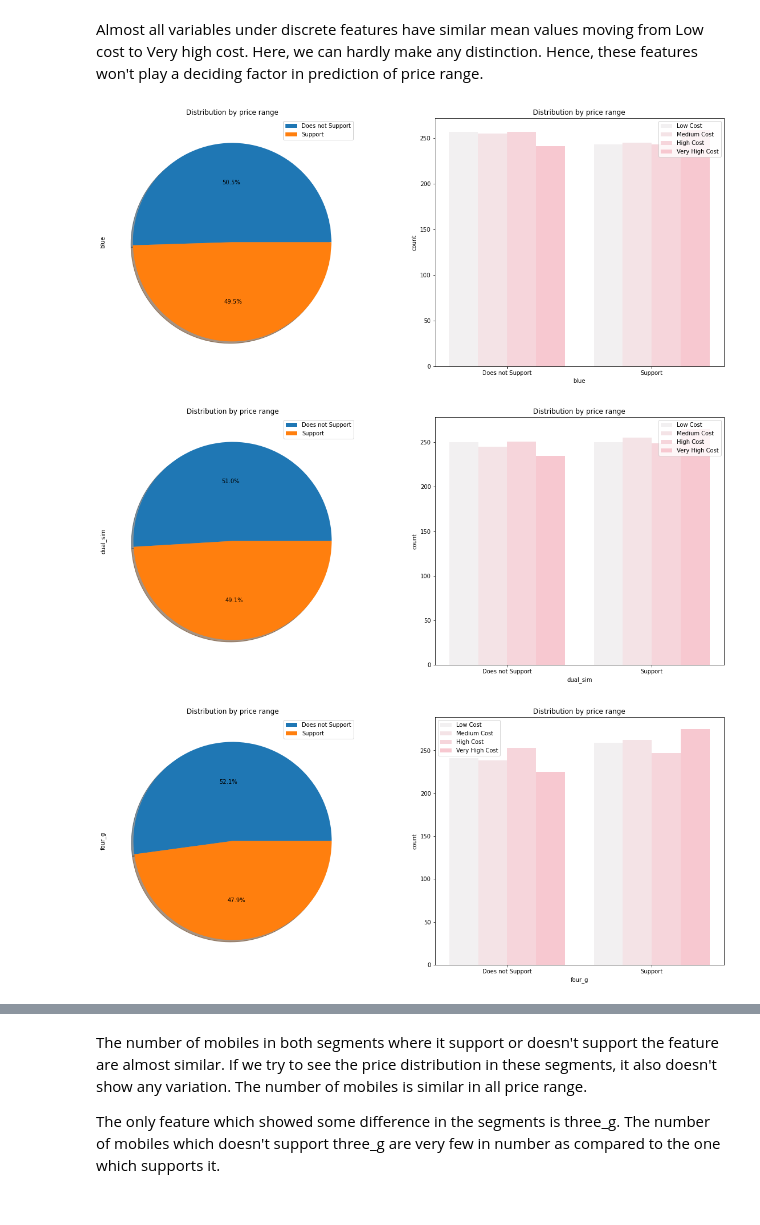
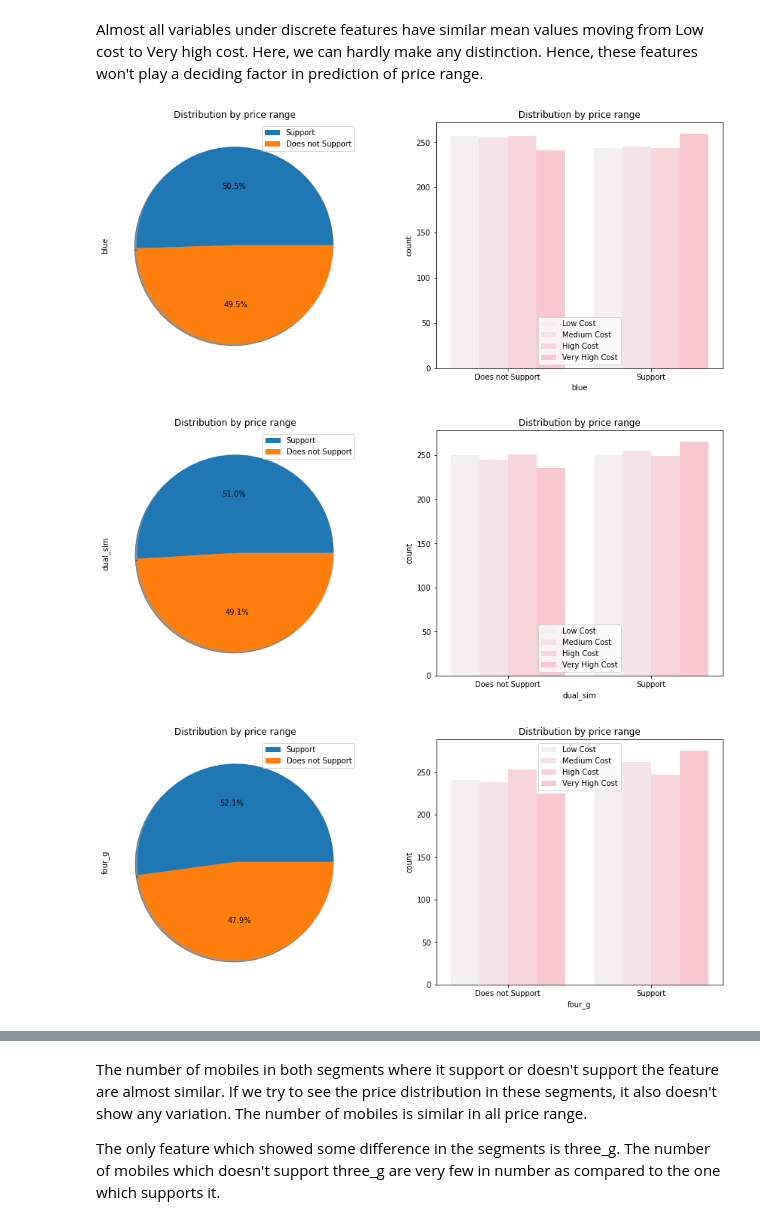
Before and after one commit to SubhamZap/Mobile-Price-Range-Prediction, a Jupyter notebook: Mobile_Price_Range_Prediction_Capstone_Project.ipynb, the cells around one changed output, grey strips where cells are left out. Saved outputs shown, nothing was run; the diff lists cells and outputs as text; code cells hidden in the pictures.

```diff
--- a/Mobile_Price_Range_Prediction_Capstone_Project.ipynb
+++ b/Mobile_Price_Range_Prediction_Capstone_Project.ipynb
@@ -302,19 +302,19 @@ Almost all variables under discrete features have similar mean values moving fro
 # %%
 # Plot of binary features against price range
 
 for col in binary_features:
-  fig, (ax1, ax2) = plt.subplots(ncols = 2, figsize = (20, 8))
+  fig, (ax1, ax2) = plt.subplots(ncols = 2, figsize = (15, 6))
 
   mobile_df[col].value_counts().plot.pie (autopct='%1.1f%%', ax = ax1, shadow=True, labeldistance=None)
   ax1.set_title('Distribution by price range')
-  ax1.legend(['Does not Support', 'Support'])
+  ax1.legend(['Support', 'Does not Support'])
 
   sns.countplot(x = col, hue = 'price_range', data = mobile_df, ax = ax2, color = 'pink')
   ax2.set_title('Distribution by price range')
   ax2.set_xlabel(col)
   ax2.legend(['Low Cost', 'Medium Cost', 'High Cost', 'Very High Cost'])
   ax2.set_xticklabels(['Does not Support', 'Support'])
 # %% [output]
-[figure, old version]
+[figure, new version]
-[figure, old version]
+[figure, new version]
-[figure, old version]
+[figure, new version]
```
Also changed, not shown: parts of 1 cell of this notebook.
